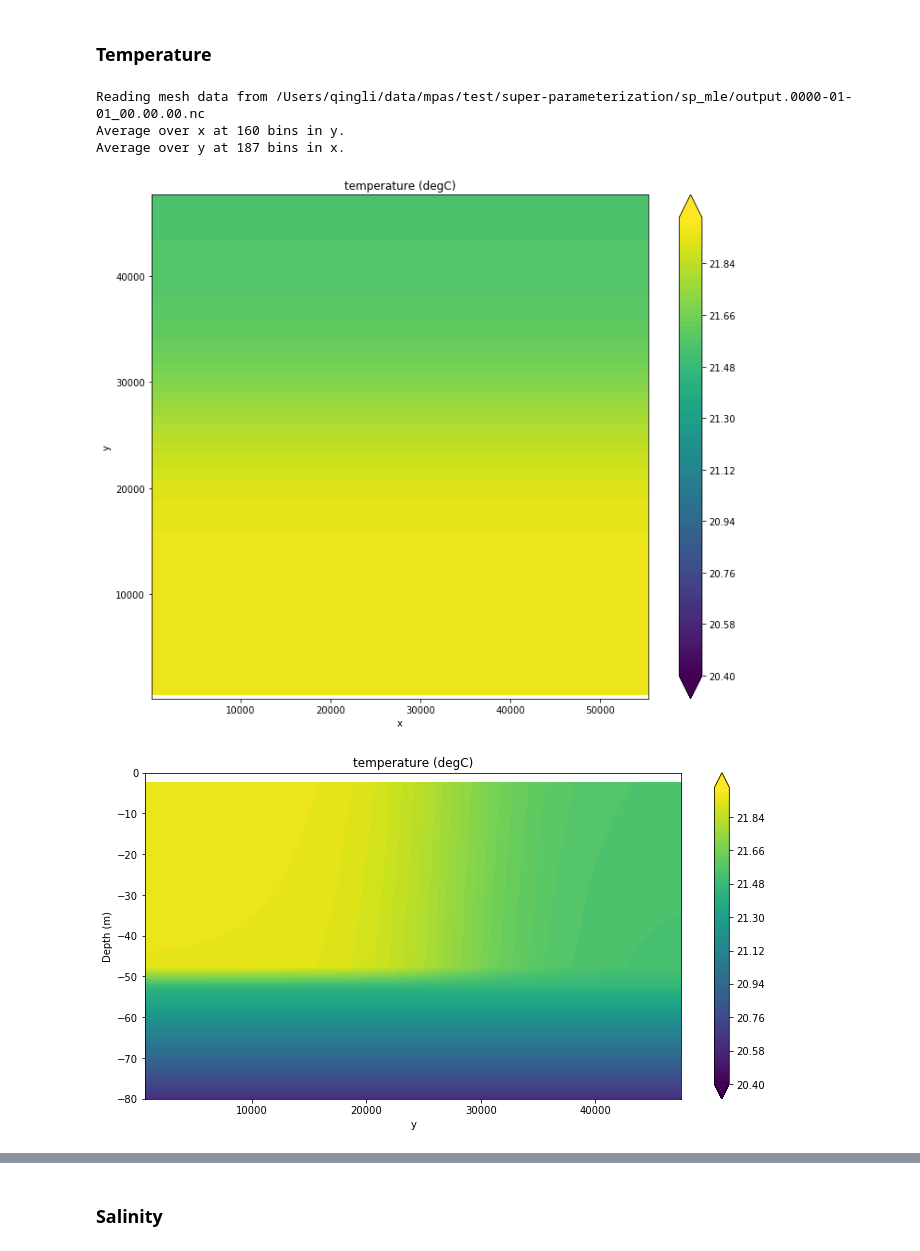
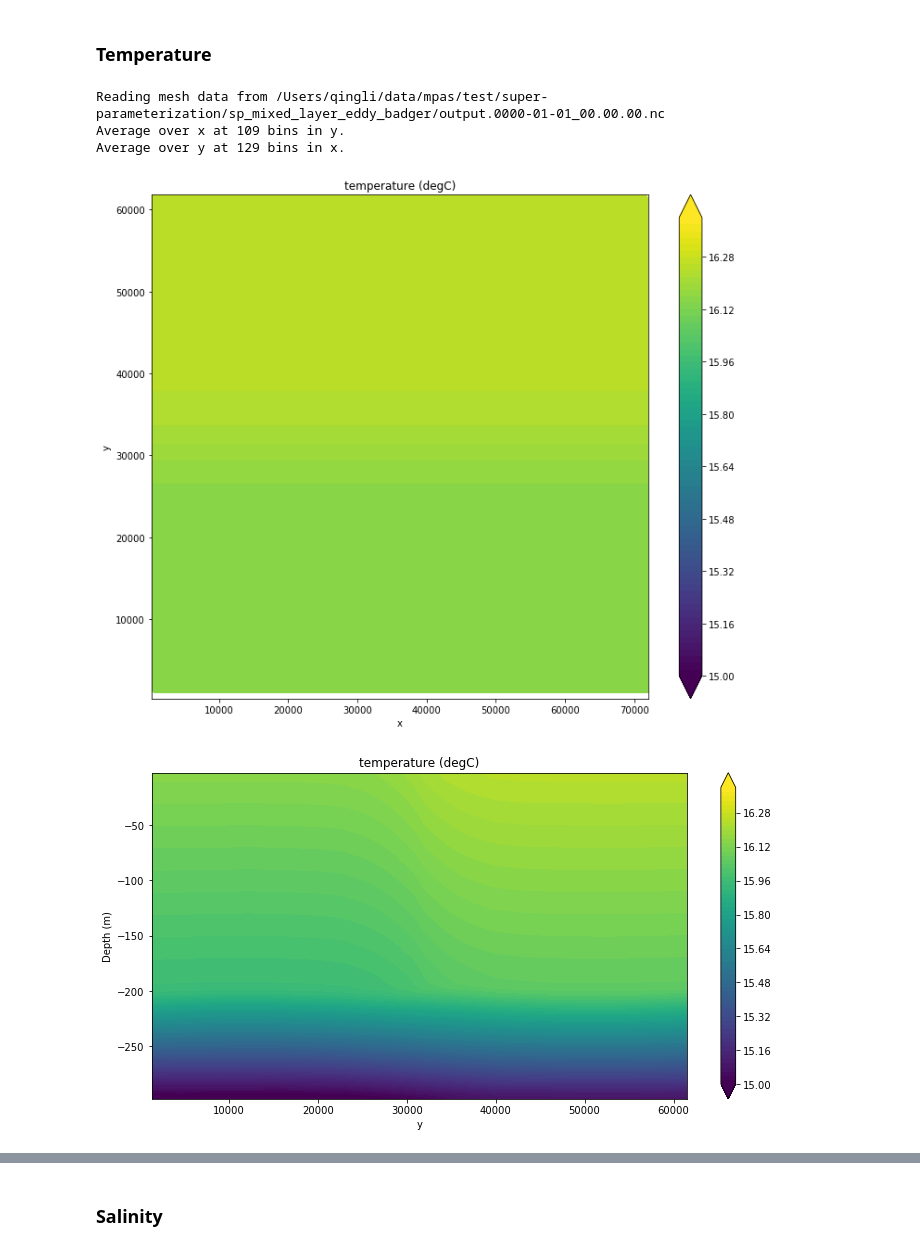
Before and after one commit to qingli411/mpasanalysis, a Jupyter notebook: plot_SuperParam_MLE.ipynb, the cells around one changed output, grey strips where cells are left out. Saved outputs shown, nothing was run; the diff lists cells and outputs as text; code cells hidden in the pictures.

Commit message:
Update notebook for SuperParam

```diff
--- a/plot_SuperParam_MLE.ipynb
+++ b/plot_SuperParam_MLE.ipynb
@@ -3,7 +3,7 @@ import sys
 from mpasanalysis import *
 %matplotlib inline
 # %%
-mesh_file = '/Users/qingli/data/mpas/test/super-parameterization/sp_mle/output.0000-01-01_00.00.00.nc'
+mesh_file = '/Users/qingli/data/mpas/test/super-parameterization/sp_mixed_layer_eddy_badger/output.0000-01-01_00.00.00.nc'
 data_file = mesh_file
 # %%
 mpas_data = MPASOData(filepath=data_file, filepath_mesh=mesh_file)
@@ -37,20 +37,20 @@ def plot_snapshot(varname, tidx, zidx=0, name=None, units=None,
     if xfrac is not None:
         plt.figure(figsize=[12,6])
         data.plot_yz(xfrac=xfrac, ptype='contourf', levels=levels, **kwargs)
-        plt.ylim([-80,0])
+#         plt.ylim([-80,0])
     else:
         plt.figure(figsize=[12,6])
         data.plot_yz_mean(ptype='contourf', levels=levels, **kwargs)
-        plt.ylim([-80,0])
+#         plt.ylim([-80,0])
     # along front
     if yfrac is not None:
         plt.figure(figsize=[12,6])
         data.plot_xz(yfrac=yfrac, ptype='contourf', levels=levels, **kwargs)
-        plt.ylim([-80,0])
+#         plt.ylim([-80,0])
     else:
         plt.figure(figsize=[12,6])
         data.plot_xz_mean(ptype='contourf', levels=levels, **kwargs)
-        plt.ylim([-80,0])
+#         plt.ylim([-80,0])
 # %%
 # location of transectj
 xfrac = 0.5
@@ -60,14 +60,14 @@ yfrac = 0.5
 # %% [markdown]
 ### Temperature
 # %%
-levels=np.linspace(20.4,22,81)
+levels=np.linspace(15,16.4,71)
 # plot_snapshot(varname='temperature', position='cell', name='temperature', units='degC',
 #               levels=levels, tidx=0, xfrac=xfrac, yfrac=yfrac)
 plot_snapshot(varname='temperature', position='cell', name='temperature', units='degC',
-              levels=levels, tidx=0)
+              levels=levels, tidx=-1)
 # %% [output]
-Reading mesh data from /Users/qingli/data/mpas/test/super-parameterization/sp_mle/output.0000-01-01_00.00.00.nc
-Average over x at 160 bins in y.
-Average over y at 187 bins in x.
+Reading mesh data from /Users/qingli/data/mpas/test/super-parameterization/sp_mixed_layer_eddy_badger/output.0000-01-01_00.00.00.nc
+Average over x at 109 bins in y.
+Average over y at 129 bins in x.
-[figure, old version]
+[figure, new version]
-[figure, old version]
+[figure, new version]
```
Also changed, not shown: parts of 8 cells of this notebook, 3 other files.
